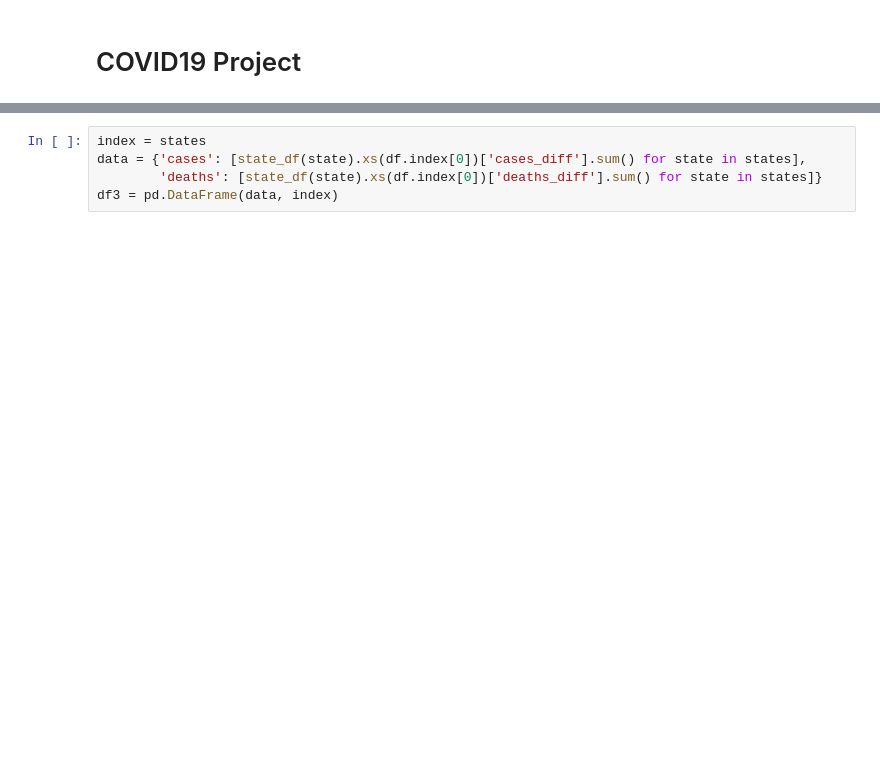
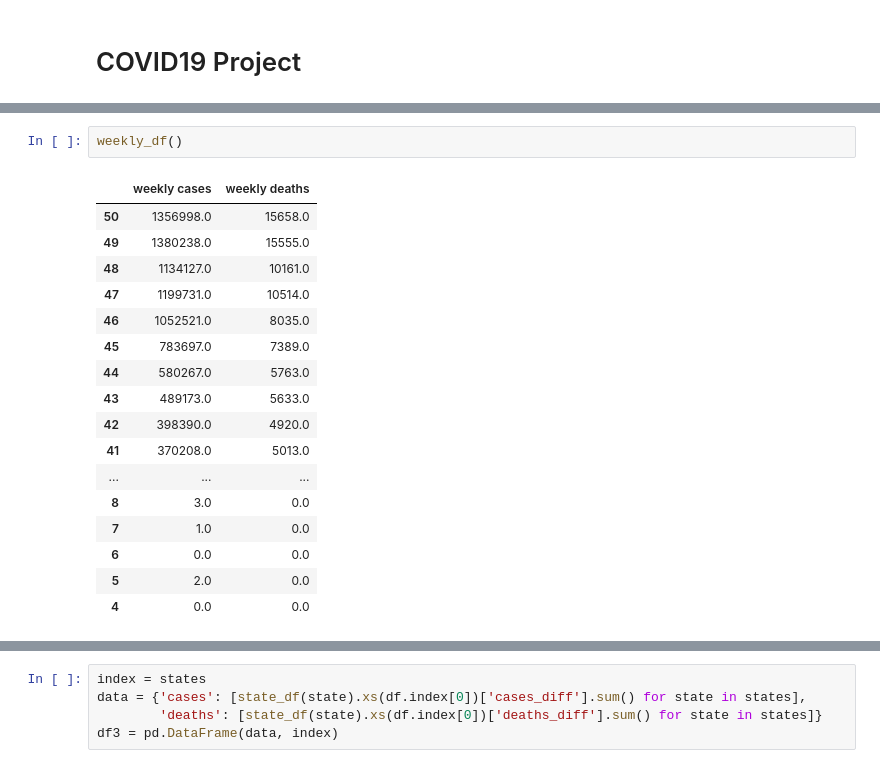
Before and after one commit to kylemichaelreaves/covid19, a Jupyter notebook: covid19_us.ipynb, the cells around one changed output, grey strips where cells are left out. Drawn from its saved outputs; the diff is of its cells as text; blank space fills up the shorter version.

Commit message:
Add files via upload
Added functions: weekly_df() and monthly_df() to return data-frames for monthly and weekly cases and deaths.

```diff
--- a/covid19_us.ipynb
+++ b/covid19_us.ipynb
@@ -98,3 +141,23 @@ yesterday()
+# %%
+weekly_df()
+# %% [output]
+|  | weekly cases | weekly deaths |
+| 50 | 1356998.0 | 15658.0 |
+| 49 | 1380238.0 | 15555.0 |
+| 48 | 1134127.0 | 10161.0 |
+| 47 | 1199731.0 | 10514.0 |
+| 46 | 1052521.0 | 8035.0 |
+| 45 | 783697.0 | 7389.0 |
+| 44 | 580267.0 | 5763.0 |
+| 43 | 489173.0 | 5633.0 |
+| 42 | 398390.0 | 4920.0 |
+| 41 | 370208.0 | 5013.0 |
+| ... | ... | ... |
+| 8 | 3.0 | 0.0 |
+| 7 | 1.0 | 0.0 |
+| 6 | 0.0 | 0.0 |
+| 5 | 2.0 | 0.0 |
+| 4 | 0.0 | 0.0 |
 # %%
 daily_totals()['cases'].idxmax().strftime("%D"), daily_totals()['deaths'].idxmax().strftime("%D")
 # %% [output]
```
Also changed, not shown: parts of 39 cells of this notebook.
